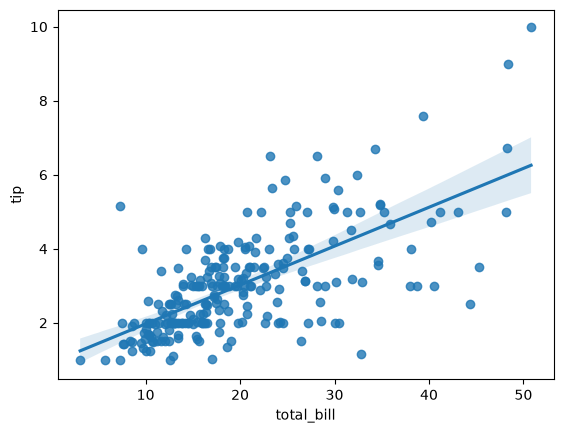
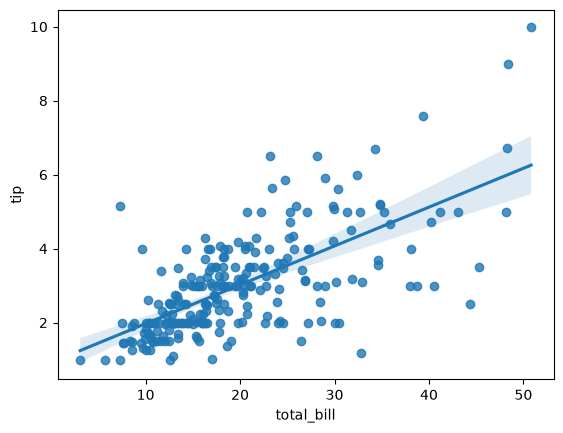
The change to this notebook cell's code, shown as a diff; its figure went from the first image to the second:
--- before
+++ after
@@ -1,3 +1,3 @@
 #used to plot linear regression plot 
 
-sns.regplot(xlabel=tips['total_bill'], ylabel=tips['tip'])
+sns.regplot(x=tips['total_bill'], y=tips['tip'])

Commit: new content